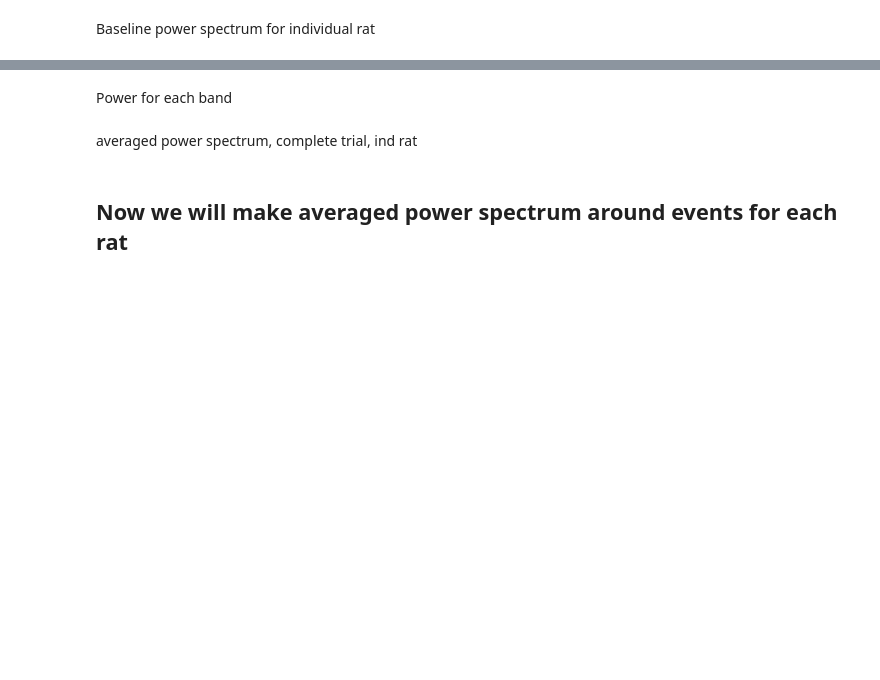
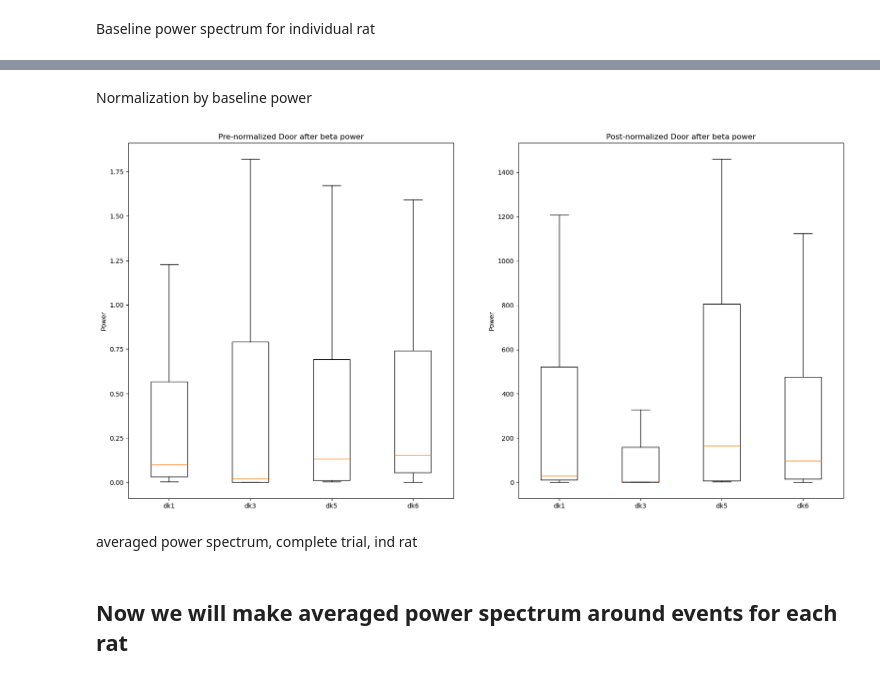
Before and after one commit to namanagrawal97/cpl_analysis_naman, a Jupyter notebook: 02_power_spectrum.ipynb, the cells around one changed output, grey strips where cells are left out. Saved outputs shown, nothing was run; the diff lists cells and outputs as text; code cells hidden in the pictures; blank space fills up the shorter version.

Commit message:
normalization by baseline power

```diff
--- a/02_power_spectrum.ipynb
+++ b/02_power_spectrum.ipynb
@@ -358,5 +453,47 @@ plt.show()
-# %% [markdown]
-Power for each band
+# %% [markdown]
+Normalization by baseline power
+# %%
+rats=np.unique(event_data_compiled_df['rat_id'])
+tasks=['BWnocontext','BWcontext']
+brain_areas=['AON','vHp']
+area='AON'
+rat='dk1'
+task='BWcontext'
+event_data_df=event_data_compiled_df[(event_data_compiled_df['rat_id']==rat) & (event_data_compiled_df['task']==task)]
+baseline_data_df=before_data_power_df[(before_data_power_df['rat_id']==rat) & (before_data_power_df['task']==task)]
+
+pre_norm_rat_dict={}
+post_norm_rat_dict={}
+
+for rati in rats:
+    rat_event_data=event_data_compiled_df[(event_data_compiled_df['rat_id']==rati)&(event_data_compiled_df['task']==task)&(event_data_compiled_df['channel_id'].str.contains(area))]
+    pre_normalized_door_after_beta=rat_event_data['door after beta']
+    pre_norm_rat_dict[rati]=pre_normalized_door_after_beta
+    post_normalized_door_after_beta=rat_event_data['door after beta']/rat_event_data['baseline beta']
+    post_norm_rat_dict[rati]=post_normalized_door_after_beta
+
+# Convert dictionary values to lists for plotting
+pre_norm_rat_values = [v.dropna().values for v in pre_norm_rat_dict.values()]
+post_norm_rat_values = [v.dropna().values for v in post_norm_rat_dict.values()]
+
+fig, axs = plt.subplots(nrows=1, ncols=2, figsize=(20, 10))
+axs = axs.flatten()
+
+# Plot pre-normalized data
+axs[0].boxplot(pre_norm_rat_values, showfliers=False)
+axs[0].set_title('Pre-normalized Door after beta power')
+axs[0].set_ylabel('Power')
+axs[0].set_xticklabels(rats)
+
+# Plot post-normalized data
+axs[1].boxplot(post_norm_rat_values, showfliers=False)
+axs[1].set_title('Post-normalized Door after beta power')
+axs[1].set_ylabel('Power')
+axs[1].set_xticklabels(rats)
+
+plt.show()
+# %% [output]
+[figure, added]
 # %% [markdown]
 averaged power spectrum, complete trial, ind rat
 # %%
```
Also changed, not shown: parts of 8 cells of this notebook.
